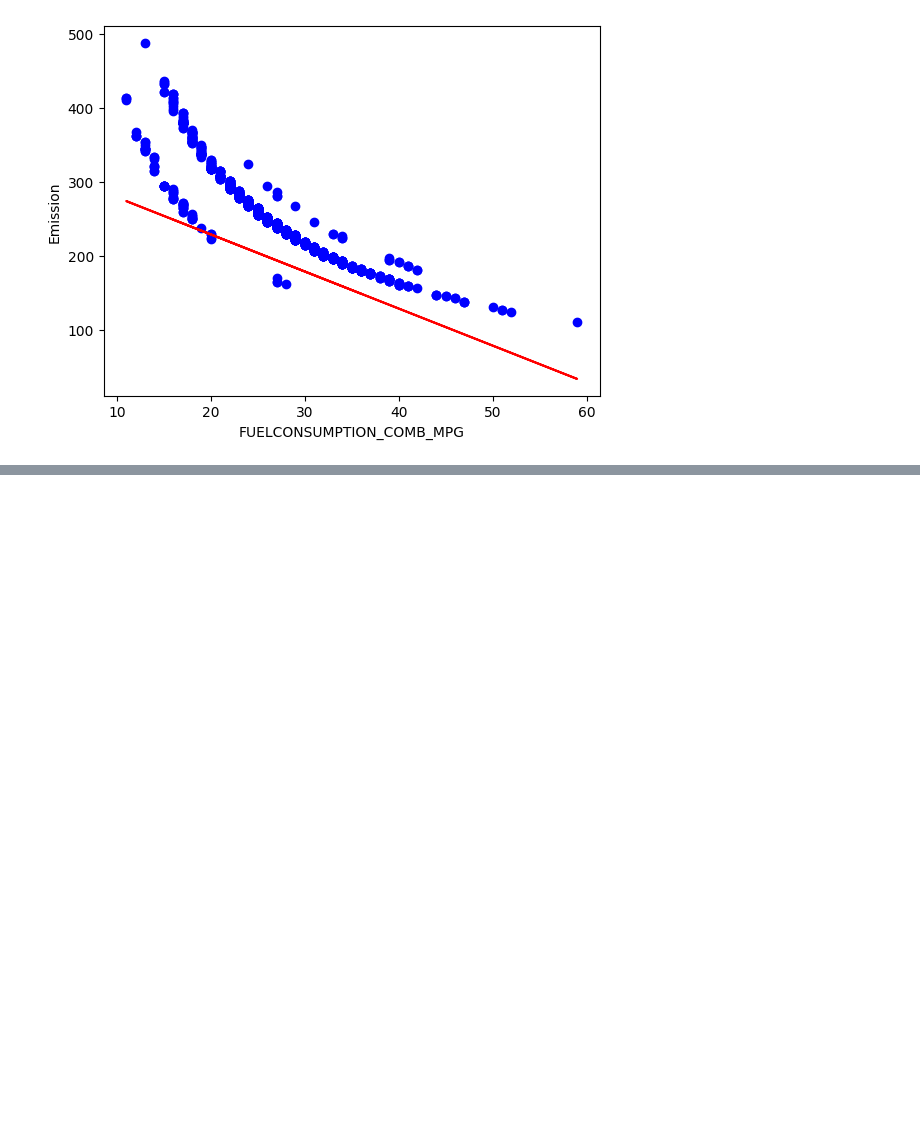
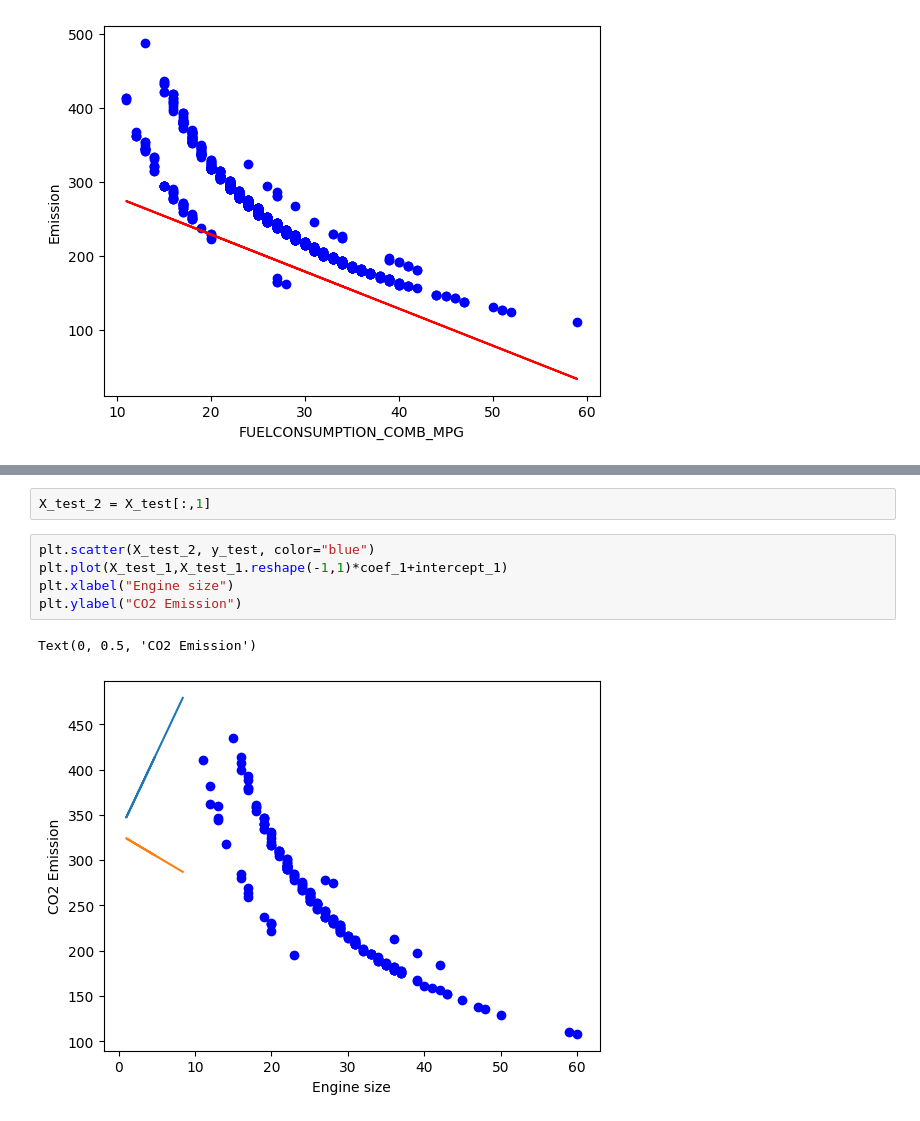
Before and after one commit to dipak1920basnet/multiple_linear_regression, a Jupyter notebook: multiple.ipynb, the cells around one changed output, grey strips where cells are left out. Saved outputs shown, nothing was run; the diff lists cells and outputs as text; blank space fills up the shorter version.

```diff
--- a/multiple.ipynb
+++ b/multiple.ipynb
@@ -186,0 +245,10 @@ plt.show()
+# %%
+X_test_2 = X_test[:,1]
+# %%
+plt.scatter(X_test_2, y_test, color="blue")
+plt.plot(X_test_1,X_test_1.reshape(-1,1)*coef_1+intercept_1)
+plt.xlabel("Engine size")
+plt.ylabel("CO2 Emission")
+# %% [output]
+Text(0, 0.5, 'CO2 Emission')
+[figure, added]
```
Also changed, not shown: parts of 8 cells of this notebook.
